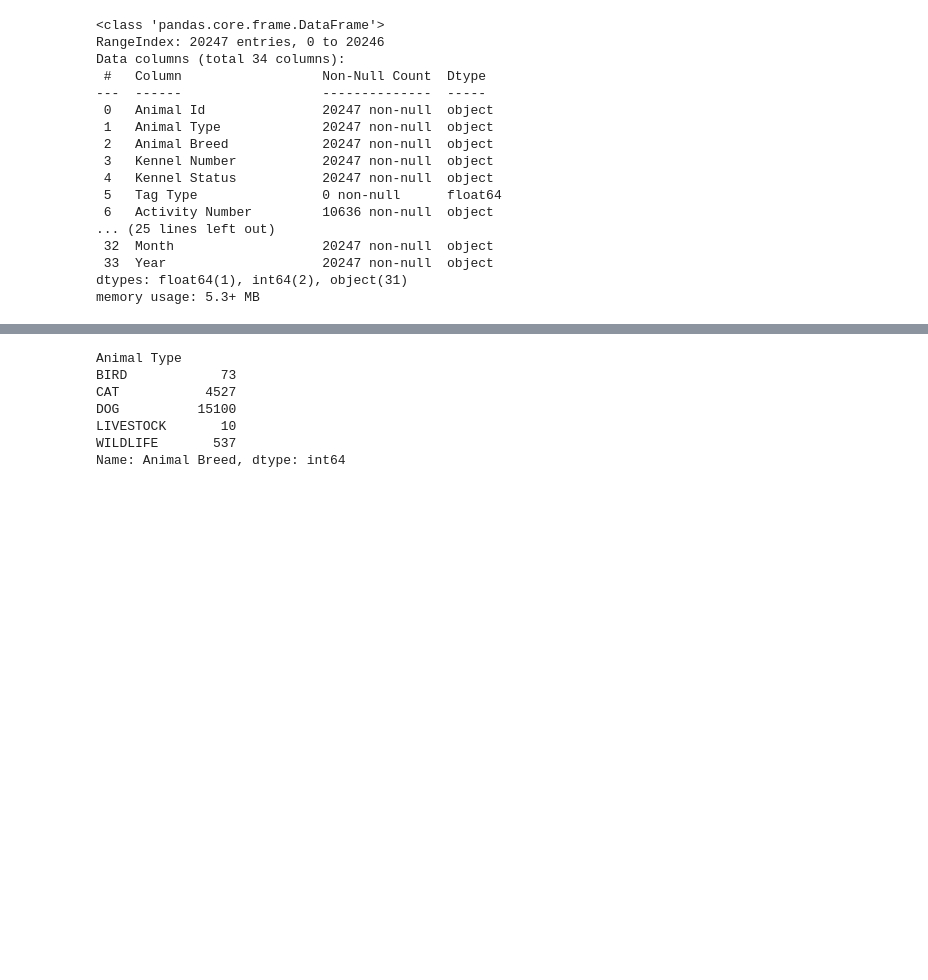
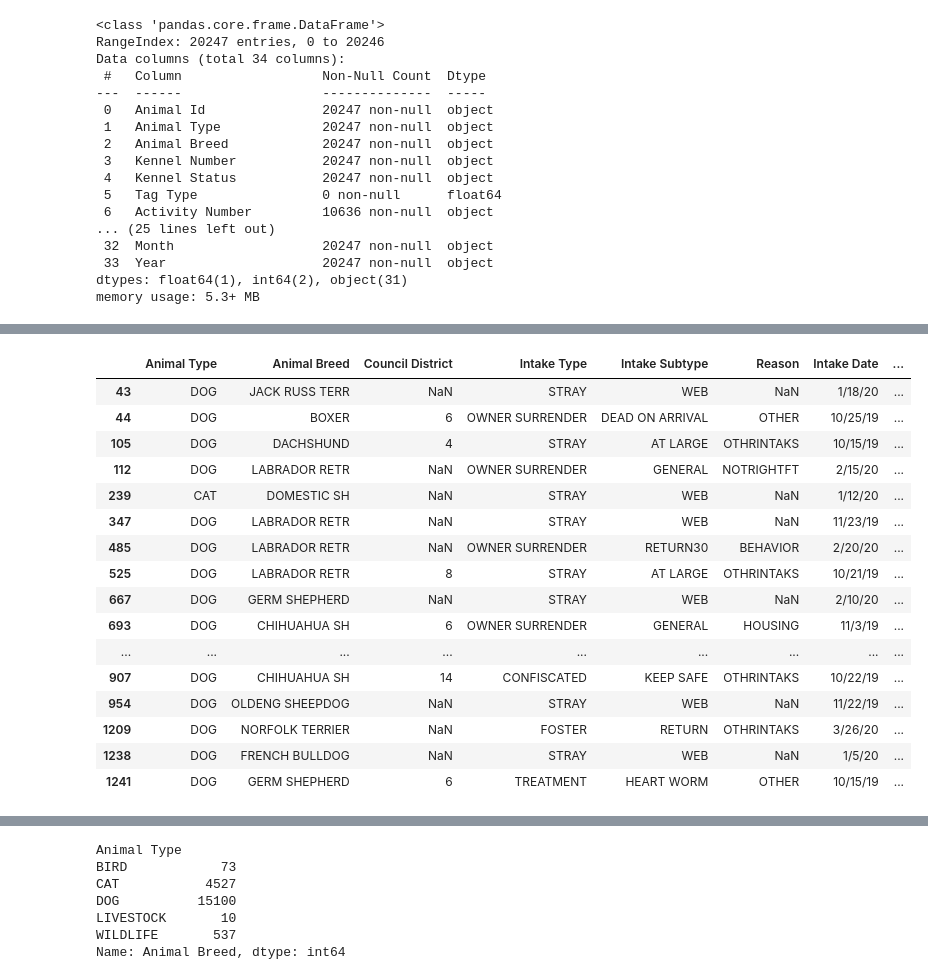
Before and after one commit to cwong690/Dallas-Paws, a Jupyter notebook: dallas_animals.ipynb, the cells around one changed output, grey strips where cells are left out. Saved outputs shown, nothing was run; the diff lists cells and outputs as text; code cells hidden in the pictures; blank space fills up the shorter version.

```diff
--- a/dallas_animals.ipynb
+++ b/dallas_animals.ipynb
@@ -72,0 +80,20 @@ Name: Reason, dtype: int64
+# %%
+dallas[dallas.isnull().any(axis=1) == True].head(20)
+# %% [output]
+|  | Animal Type | Animal Breed | Council District | Intake Type | Intake Subtype | Reason | Intake Date | ... |
+| 43 | DOG | JACK RUSS TERR | NaN | STRAY | WEB | NaN | 1/18/20 | ... |
+| 44 | DOG | BOXER | 6 | OWNER SURRENDER | DEAD ON ARRIVAL | OTHER | 10/25/19 | ... |
+| 105 | DOG | DACHSHUND | 4 | STRAY | AT LARGE | OTHRINTAKS | 10/15/19 | ... |
+| 112 | DOG | LABRADOR RETR | NaN | OWNER SURRENDER | GENERAL | NOTRIGHTFT | 2/15/20 | ... |
+| 239 | CAT | DOMESTIC SH | NaN | STRAY | WEB | NaN | 1/12/20 | ... |
+| 347 | DOG | LABRADOR RETR | NaN | STRAY | WEB | NaN | 11/23/19 | ... |
+| 485 | DOG | LABRADOR RETR | NaN | OWNER SURRENDER | RETURN30 | BEHAVIOR | 2/20/20 | ... |
+| 525 | DOG | LABRADOR RETR | 8 | STRAY | AT LARGE | OTHRINTAKS | 10/21/19 | ... |
+| 667 | DOG | GERM SHEPHERD | NaN | STRAY | WEB | NaN | 2/10/20 | ... |
+| 693 | DOG | CHIHUAHUA SH | 6 | OWNER SURRENDER | GENERAL | HOUSING | 11/3/19 | ... |
+| ... | ... | ... | ... | ... | ... | ... | ... | ... |
+| 907 | DOG | CHIHUAHUA SH | 14 | CONFISCATED | KEEP SAFE | OTHRINTAKS | 10/22/19 | ... |
+| 954 | DOG | OLDENG SHEEPDOG | NaN | STRAY | WEB | NaN | 11/22/19 | ... |
+| 1209 | DOG | NORFOLK TERRIER | NaN | FOSTER | RETURN | OTHRINTAKS | 3/26/20 | ... |
+| 1238 | DOG | FRENCH BULLDOG | NaN | STRAY | WEB | NaN | 1/5/20 | ... |
+| 1241 | DOG | GERM SHEPHERD | 6 | TREATMENT | HEART WORM | OTHER | 10/15/19 | ... |
```
Also changed, not shown: parts of 18 cells of this notebook.
